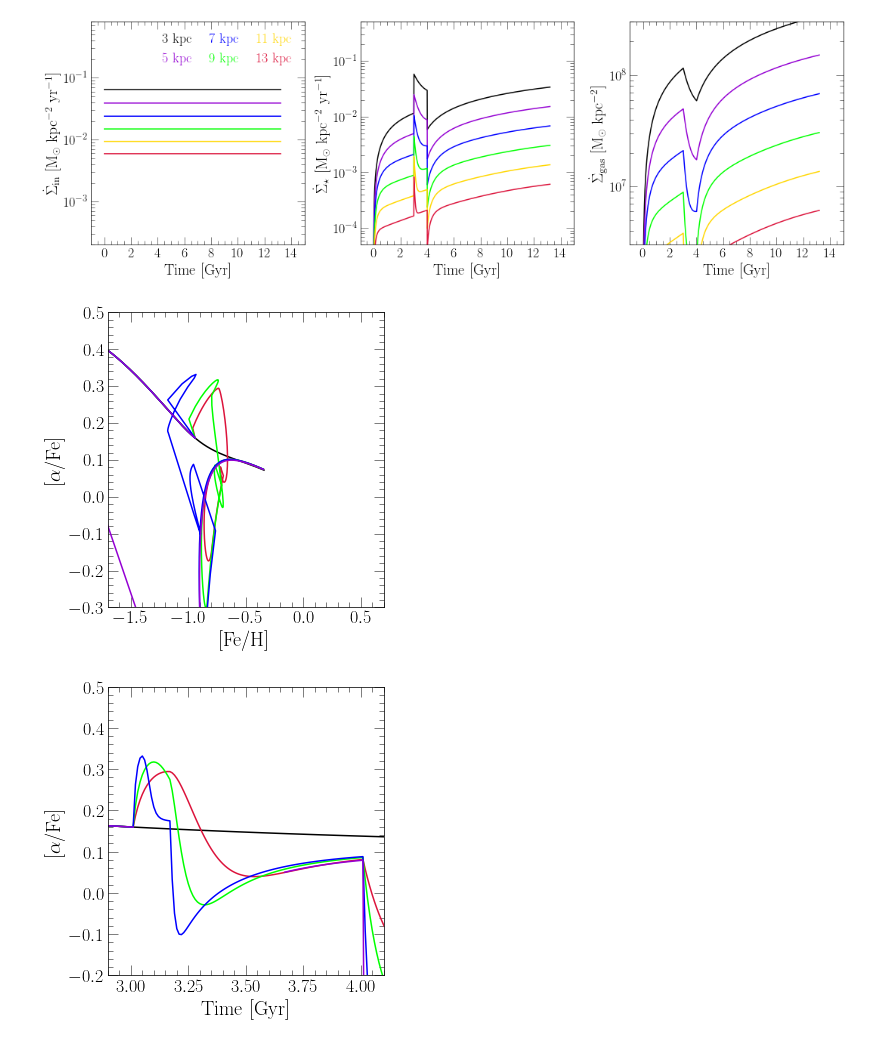
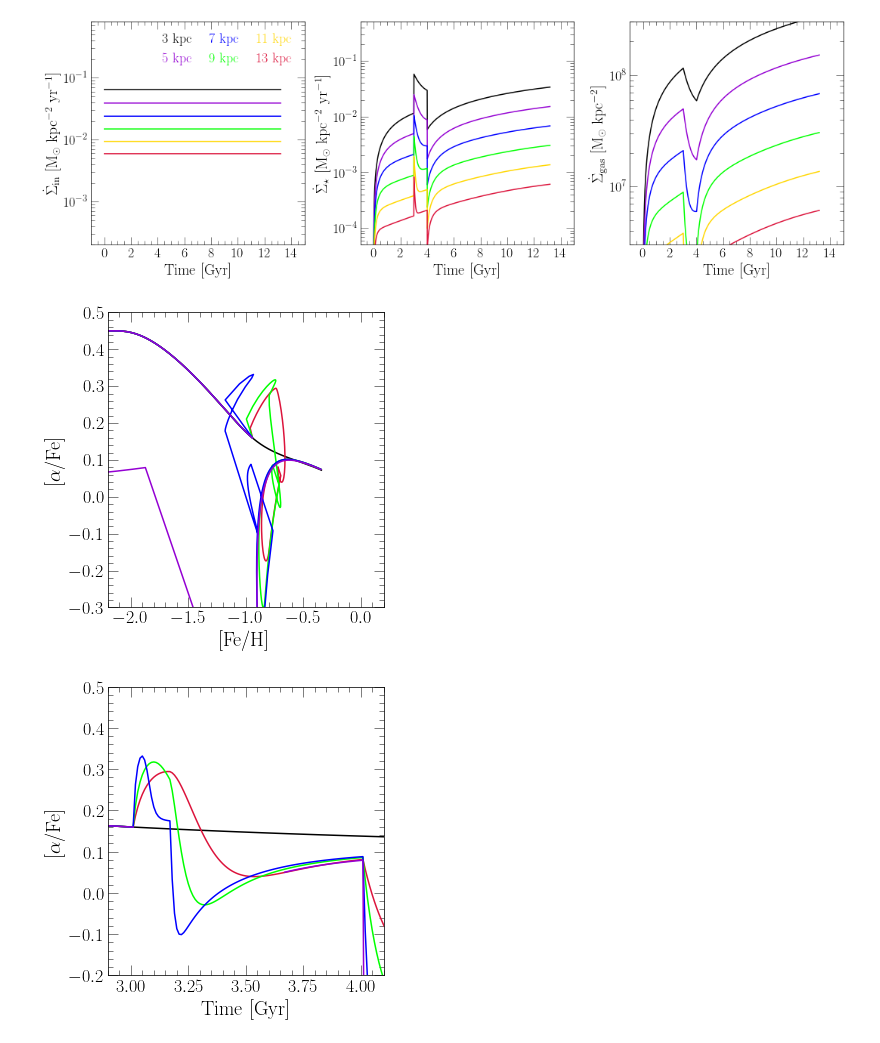
Before and after one commit to giganano/bimodality, a Jupyter notebook: notebooks/clumpy_bursts_initial.ipynb, the cells around one changed output. Saved outputs shown, nothing was run; the diff lists cells and outputs as text; code cells hidden in the pictures.

Commit message:
progress on clumpy bursts model

```diff
--- a/notebooks/clumpy_bursts_initial.ipynb
+++ b/notebooks/clumpy_bursts_initial.ipynb
@@ -10,2 +12,8 @@ print(sys.version_info)
 # %% [output]
 sys.version_info(major=3, minor=10, micro=2, releaselevel='final', serial=0)
+# %%
+path = "/Volumes/Elements/bimodality-outputs/clumpy-bursts/post-process"
+name = "%s/test" % (path)
+out = vice.output(name)
+extra = np.genfromtxt("%s_analogdata.out" % (out.name))
+out.stars["abszfinal"] = [abs(row[-1]) for row in extra[:out.stars.size[0]]]
@@ -165,34 +222,34 @@ for out in outputs:
 # %%
 fig = plt.figure()
 ax = fig.add_subplot(111)
 ax.set_xlabel("[Fe/H]")
 ax.set_ylabel(r"[$\alpha$/Fe]")
-ax.set_xlim([-1.7, 0.7])
+ax.set_xlim([-2.2, 0.2])
 ax.set_ylim([-0.3, 0.5])
 
 zone = "zone80"
 colors = ["black", "crimson", "lime", "blue", "darkviolet"]
 # labels = ["1x", "10x", "100x", "1000x"]
 labels = ["10 Gyr", "1 Gyr", "0.5 Gyr", "0.2 Gyr", "0.1 Gyr"]
 # times = list(range(1, 14))
 # times = [3, 3.5, 4.0]
 
 for i in range(len(outputs)):
     kwargs = {"c": named_colors()[colors[i]]}
 #     for time in times:
 #         idx = outputs[i].zones[zone].history["time"].index(time)
 #         feh = outputs[i].zones[zone].history["[fe/h]"][idx]
 #         ofe = outputs[i].zones[zone].history["[o/fe]"][idx]
 #         ax.scatter(feh, ofe, **kwargs)
     kwargs["label"] = labels[i]
     feh = outputs[i].zones[zone].history["[fe/h]"]
     ofe = outputs[i].zones[zone].history["[o/fe]"]
     ax.plot(feh, ofe, **kwargs)
 
 plt.tight_layout()
 plt.show()
 # %% [output]
-[figure, old version]
+[figure, new version]
 # %%
 fig = plt.figure()
 ax = fig.add_subplot(111)
```
Also changed, not shown: parts of 4 cells of this notebook, 10 other files.
